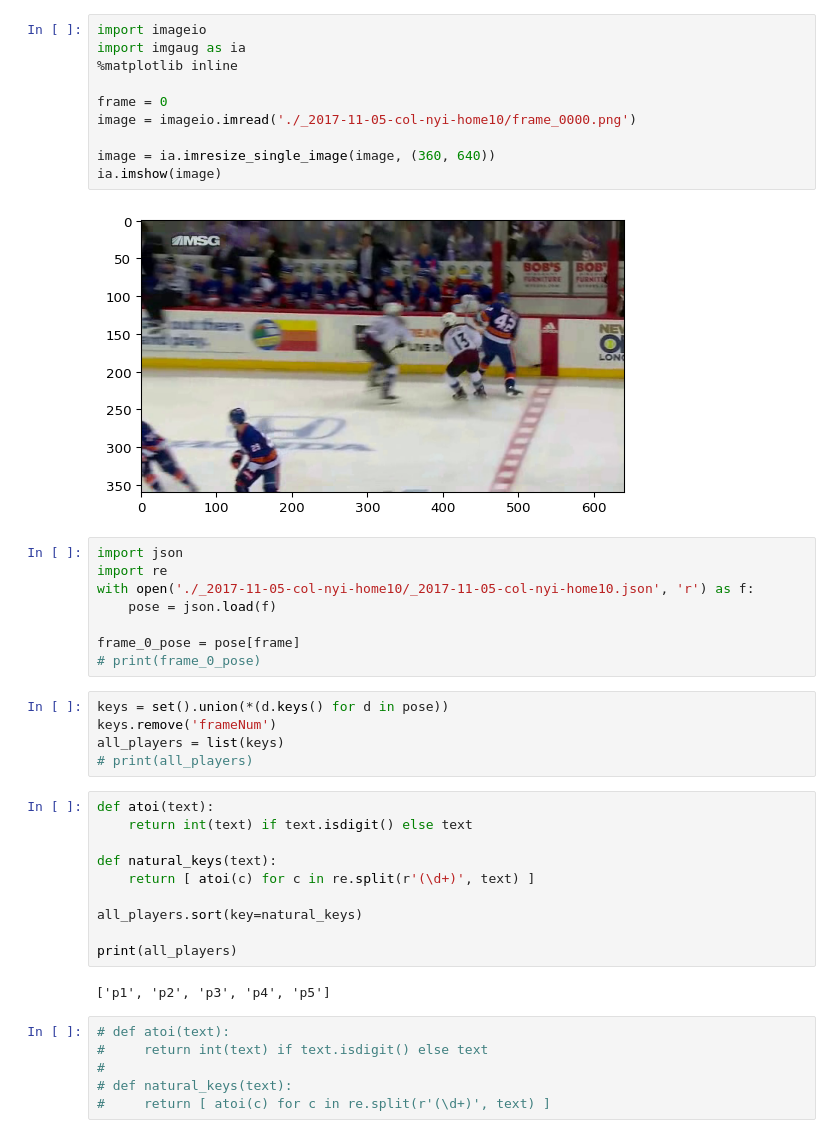
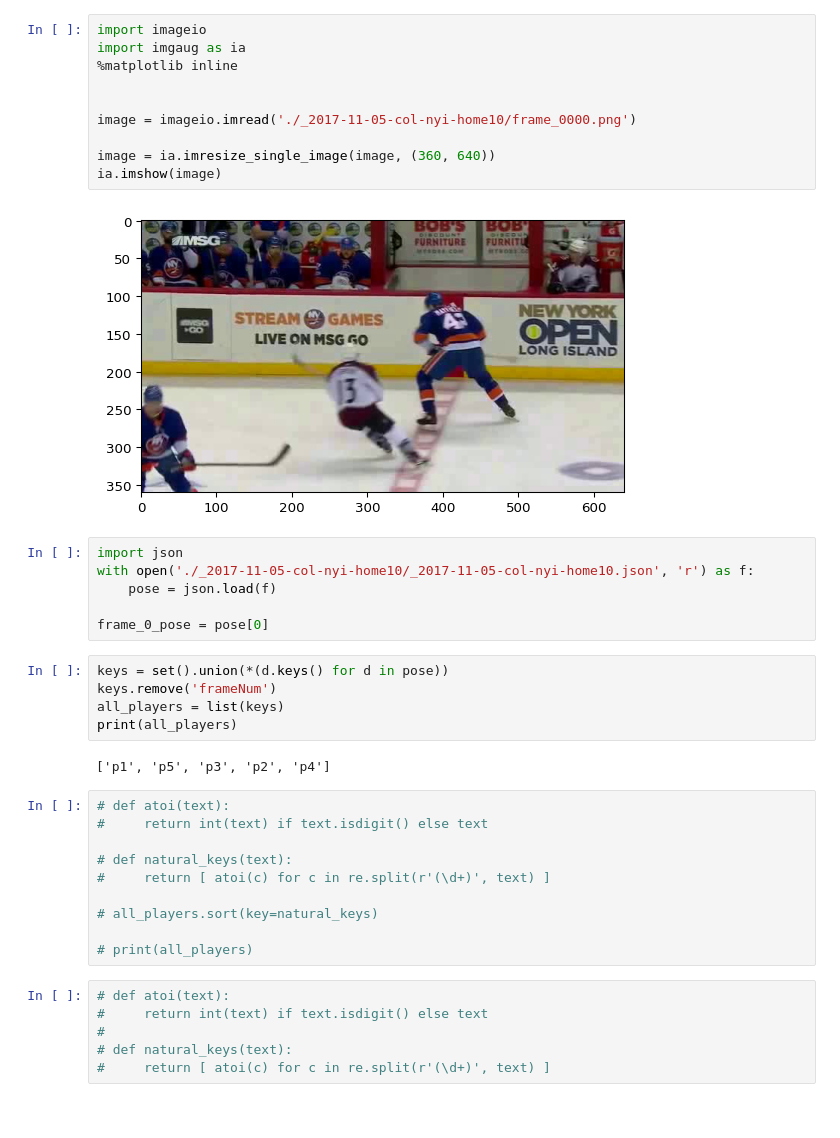
Before and after one commit to F9393/Interaction-Classification-with-Key-Actor-Detection-in-Videos, a Jupyter notebook: augmentation/augmentation.ipynb, the cells around one changed output. Cells and saved outputs as stored; diff of their text form.

Commit message:
fixing pose and some scripts

```diff
--- a/augmentation/augmentation.ipynb
+++ b/augmentation/augmentation.ipynb
@@ -1,40 +1,38 @@
 # %%
 import imageio
 import imgaug as ia
 %matplotlib inline
 
-frame = 0
+
 image = imageio.imread('./_2017-11-05-col-nyi-home10/frame_0000.png')
 
 image = ia.imresize_single_image(image, (360, 640))
 ia.imshow(image)
 # %% [output]
-[figure, old version]
+[figure, new version]
 # %%
 import json
-import re
 with open('./_2017-11-05-col-nyi-home10/_2017-11-05-col-nyi-home10.json', 'r') as f:
     pose = json.load(f)
 
-frame_0_pose = pose[frame]
-# print(frame_0_pose)
+frame_0_pose = pose[0]
 # %%
 keys = set().union(*(d.keys() for d in pose))
 keys.remove('frameNum')
 all_players = list(keys)
-# print(all_players)
+print(all_players)
+# %% [output]
+['p1', 'p5', 'p3', 'p2', 'p4']
 # %%
-def atoi(text):
-    return int(text) if text.isdigit() else text
+# def atoi(text):
+#     return int(text) if text.isdigit() else text
 
-def natural_keys(text):
-    return [ atoi(c) for c in re.split(r'(\d+)', text) ]
+# def natural_keys(text):
+#     return [ atoi(c) for c in re.split(r'(\d+)', text) ]
 
-all_players.sort(key=natural_keys)
+# all_players.sort(key=natural_keys)
 
-print(all_players)
+# print(all_players)
-# %% [output]
-['p1', 'p2', 'p3', 'p4', 'p5']
 # %%
 # def atoi(text):
 #     return int(text) if text.isdigit() else text
```
Also changed, not shown: parts of 4 cells of this notebook, 8 other files.
